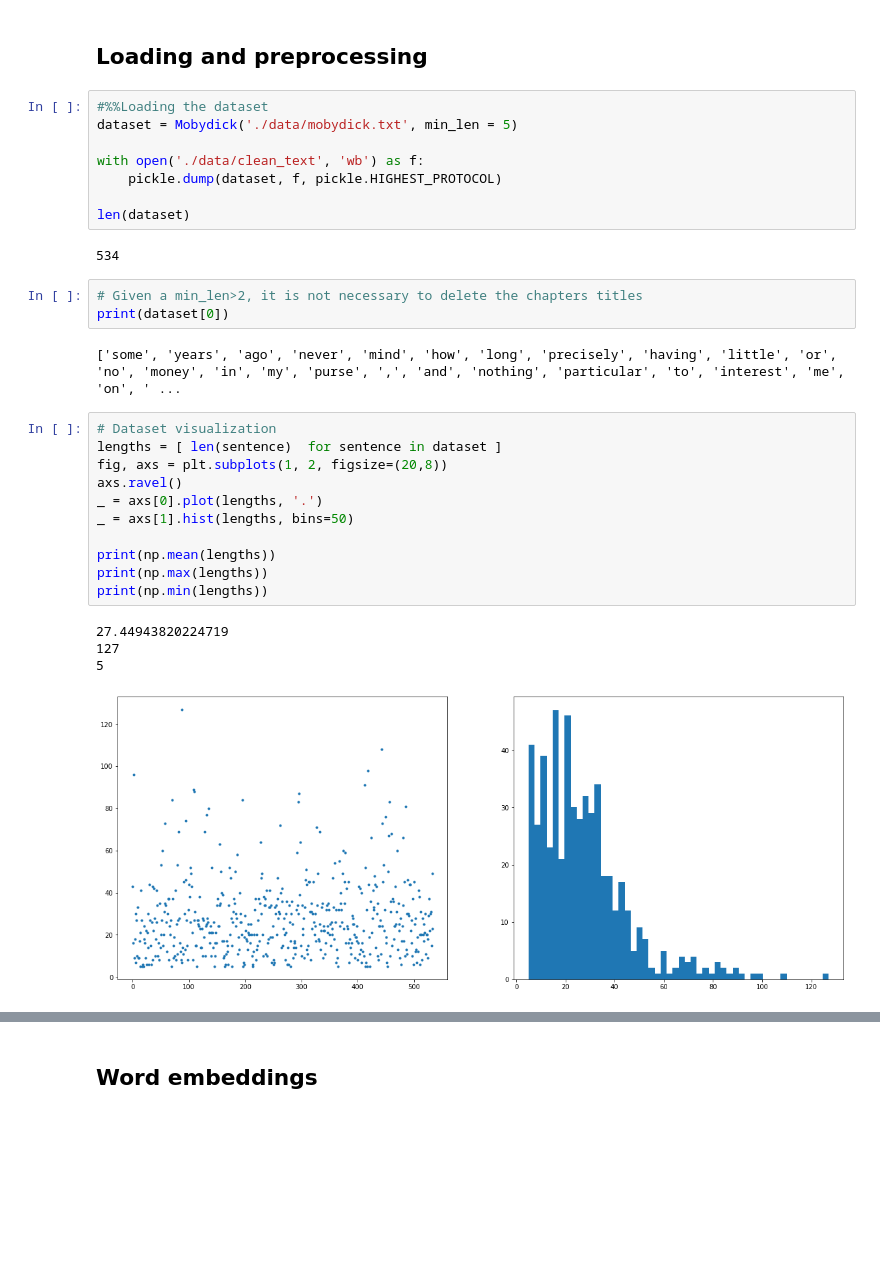
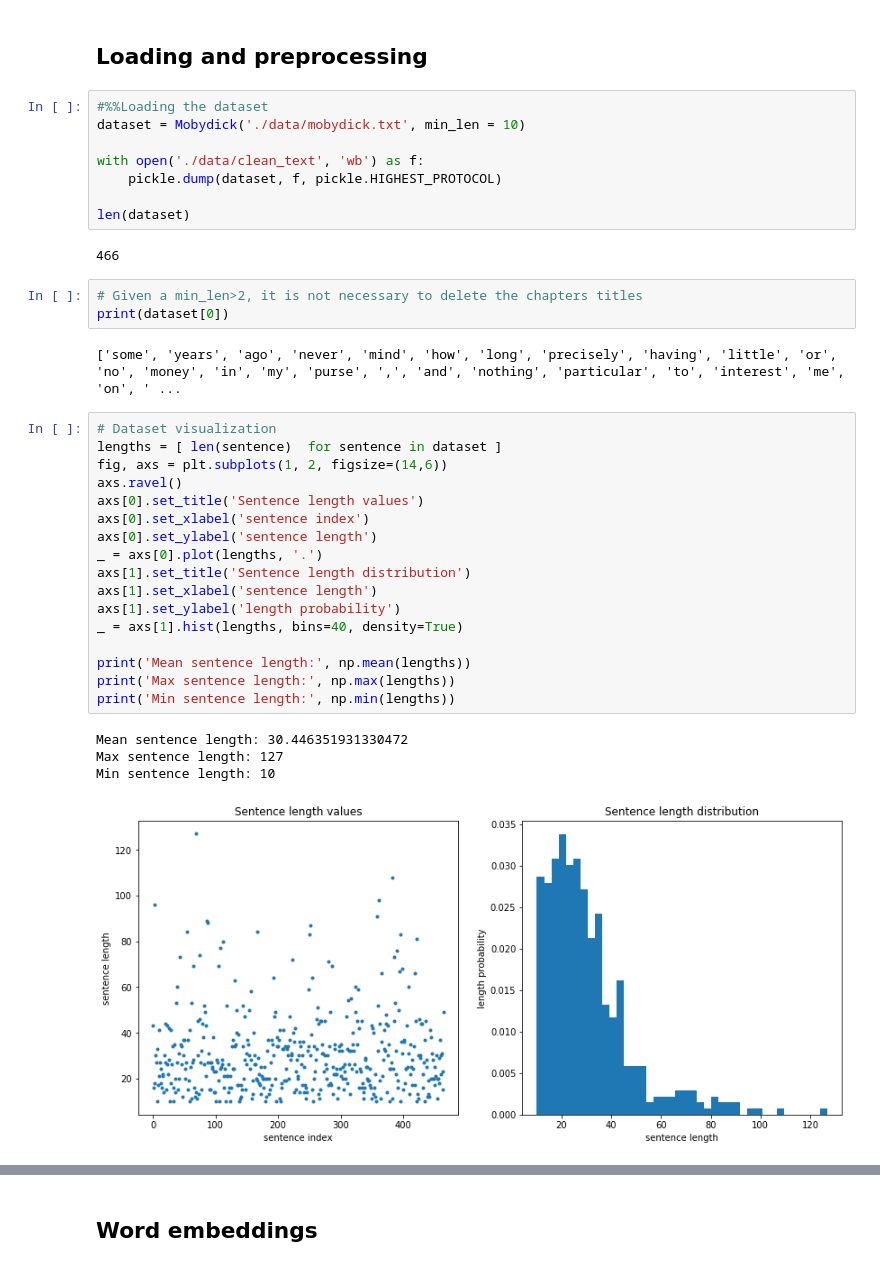
Before and after one commit to liacov/homework3_nndl, a Jupyter notebook: text_generation.ipynb, the cells around one changed output, grey strips where cells are left out. Drawn from its saved outputs; the diff is of its cells as text; blank space fills up the shorter version.

```diff
--- a/text_generation.ipynb
+++ b/text_generation.ipynb
@@ -34,14 +32,14 @@ ModuleNotFoundError: No module named 'google'
 ## Loading and preprocessing
 # %%
 #%%Loading the dataset
-dataset = Mobydick('./data/mobydick.txt', min_len = 5)
+dataset = Mobydick('./data/mobydick.txt', min_len = 10)
 
 with open('./data/clean_text', 'wb') as f:
     pickle.dump(dataset, f, pickle.HIGHEST_PROTOCOL)
 
 len(dataset)
 # %% [output]
-534
+466
 # %%
 # Given a min_len>2, it is not necessary to delete the chapters titles
 print(dataset[0])
@@ -50,19 +48,25 @@ print(dataset[0])
 # %%
 # Dataset visualization
 lengths = [ len(sentence)  for sentence in dataset ]
-fig, axs = plt.subplots(1, 2, figsize=(20,8))
+fig, axs = plt.subplots(1, 2, figsize=(14,6))
 axs.ravel()
+axs[0].set_title('Sentence length values')
+axs[0].set_xlabel('sentence index')
+axs[0].set_ylabel('sentence length')
 _ = axs[0].plot(lengths, '.')
-_ = axs[1].hist(lengths, bins=50)
+axs[1].set_title('Sentence length distribution')
+axs[1].set_xlabel('sentence length')
+axs[1].set_ylabel('length probability')
+_ = axs[1].hist(lengths, bins=40, density=True)
 
-print(np.mean(lengths))
-print(np.max(lengths))
-print(np.min(lengths))
+print('Mean sentence length:', np.mean(lengths))
+print('Max sentence length:', np.max(lengths))
+print('Min sentence length:', np.min(lengths))
 # %% [output]
-27.44943820224719
-127
-5
+Mean sentence length: 30.446351931330472
+Max sentence length: 127
+Min sentence length: 10
-[figure, old version]
+[figure, new version]
 # %%
 # Word visualization
 print(len(dataset.words))
```
Also changed, not shown: parts of 26 cells of this notebook, 5 other files.
